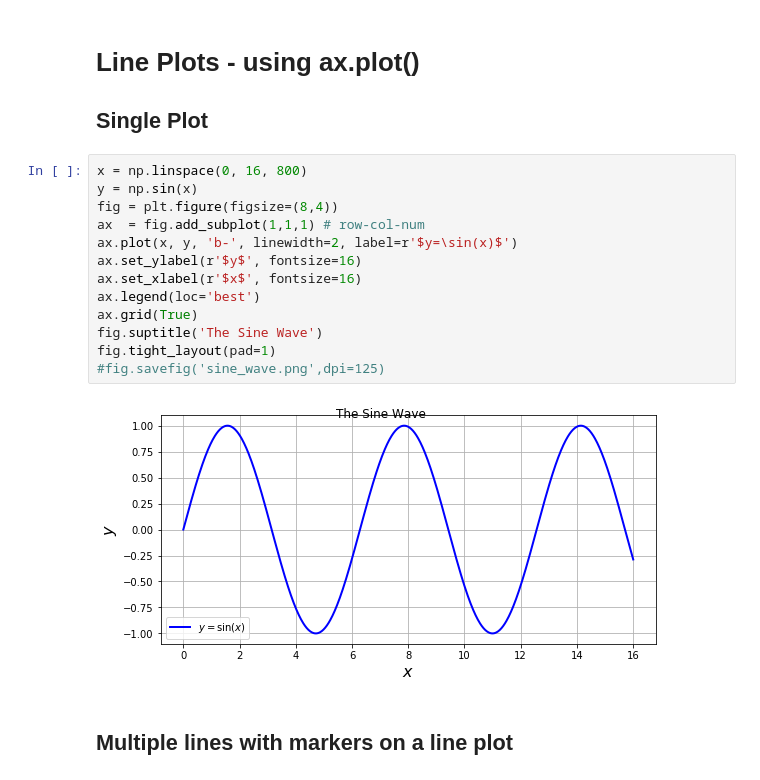
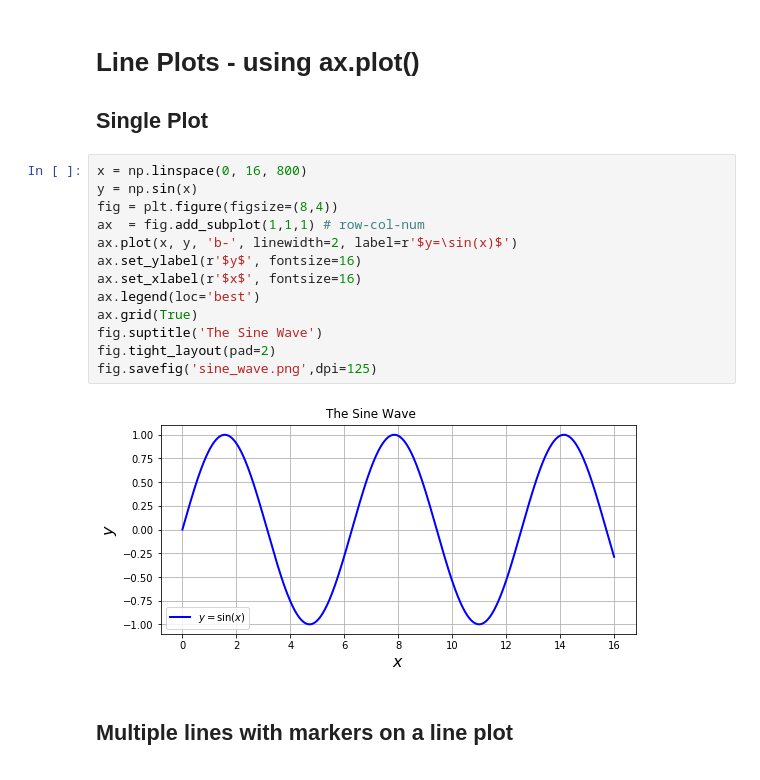
Before and after one commit to davidcdupuis/data-science, a Jupyter notebook: resources/notebooks/Matplotlib_Cheatsheet.ipynb, the cells around one changed output. Cells and saved outputs as stored; diff of their text form.

```diff
--- a/resources/notebooks/Matplotlib_Cheatsheet.ipynb
+++ b/resources/notebooks/Matplotlib_Cheatsheet.ipynb
@@ -74,18 +74,18 @@ fig.delaxes(ax
 # %%
 x = np.linspace(0, 16, 800)
 y = np.sin(x)
 fig = plt.figure(figsize=(8,4))
 ax  = fig.add_subplot(1,1,1) # row-col-num
 ax.plot(x, y, 'b-', linewidth=2, label=r'$y=\sin(x)$')
 ax.set_ylabel(r'$y$', fontsize=16)
 ax.set_xlabel(r'$x$', fontsize=16)
 ax.legend(loc='best')
 ax.grid(True)
 fig.suptitle('The Sine Wave')
-fig.tight_layout(pad=1)
-#fig.savefig('sine_wave.png',dpi=125)
+fig.tight_layout(pad=2)
+fig.savefig('sine_wave.png',dpi=125)
 # %% [output]
-[figure, old version]
+[figure, new version]
 # %% [markdown]
 ## Multiple lines with markers on a line plot
 # %%
```
Also changed, not shown: parts of 17 cells of this notebook, 16 other files.
